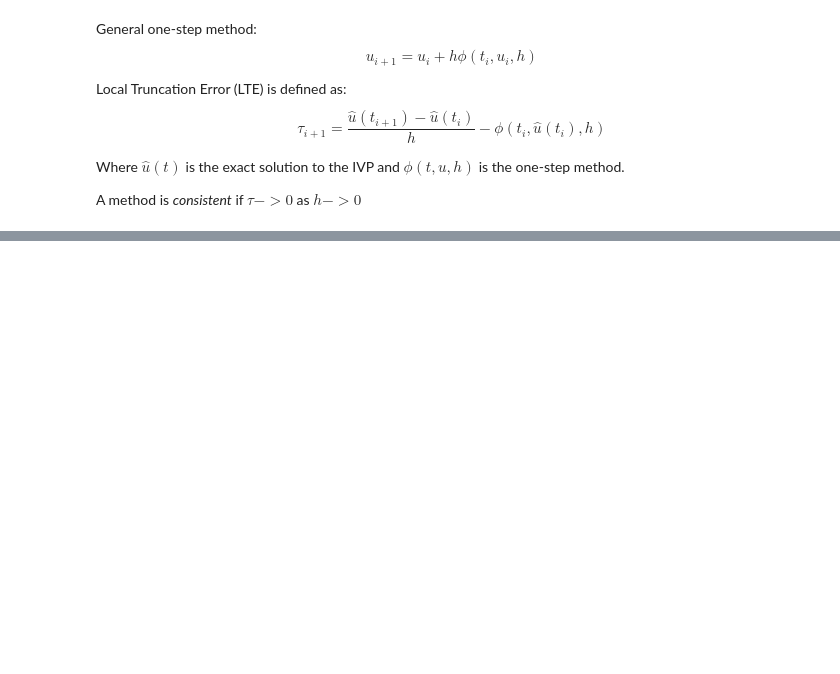
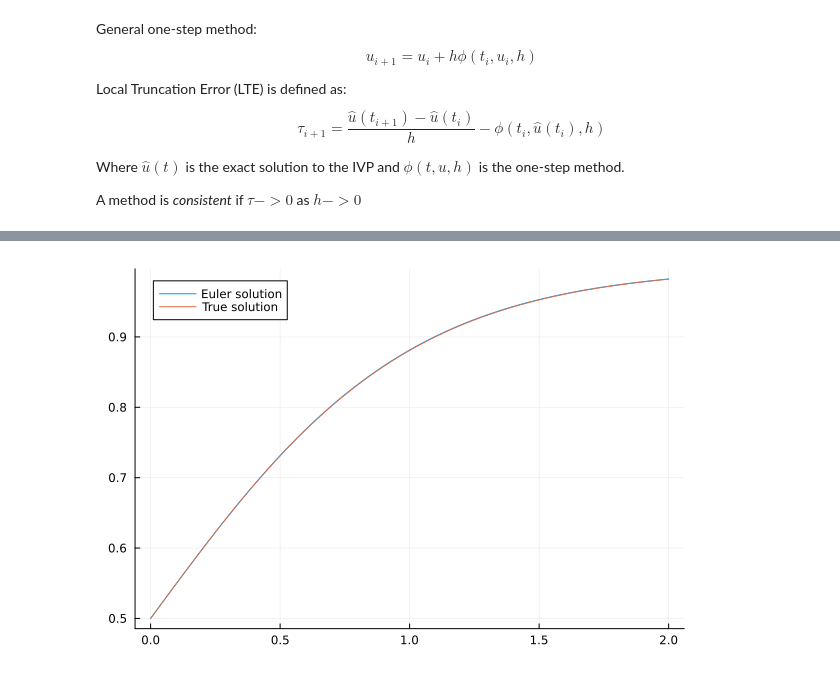
Before and after one commit to DrEntropy/FNC, a Jupyter notebook: chapter6.ipynb, the cells around one changed output, grey strips where cells are left out. Drawn from its saved outputs; the diff is of its cells as text; code cells hidden in the pictures; blank space fills up the shorter version.

```diff
--- a/chapter6.ipynb
+++ b/chapter6.ipynb
@@ -198,0 +211,11 @@ For the euler method, the text shows (using Taylor series) that the LTE for the
+# %%
+function fit_and_plot(f, u_0, timespan, true_sol, n)
+    ivp = ODEProblem(f, u_0, timespan)
+    t,u = euler(ivp,n)
+    plot(t,u, label="Euler solution")
+    plot!(t, true_sol, label="True solution")
+end
+
+fit_and_plot((u,p,t) -> 2*u*(1-u), 0.5, (0.0, 2.0), t -> 1/(1 + exp(-2*t)), 320)
+# %% [output]
+[figure, added]
```
Also changed, not shown: parts of 6 cells of this notebook.
